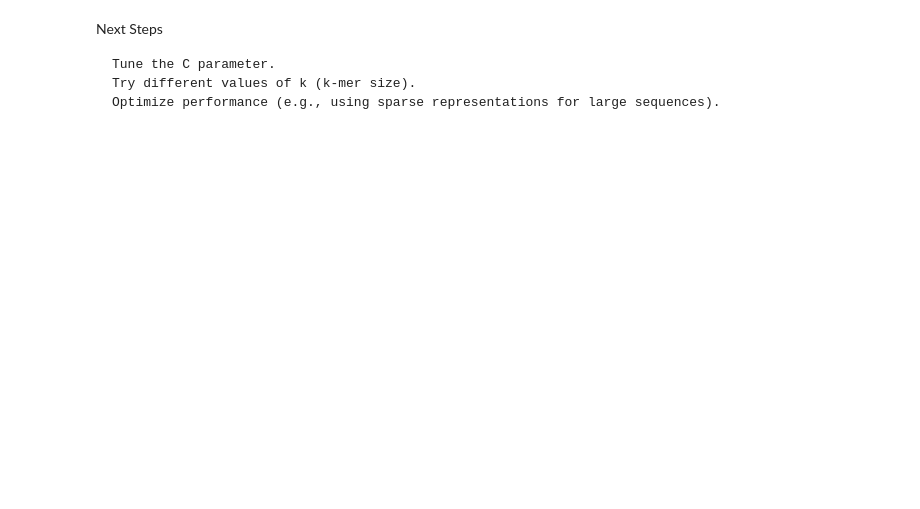
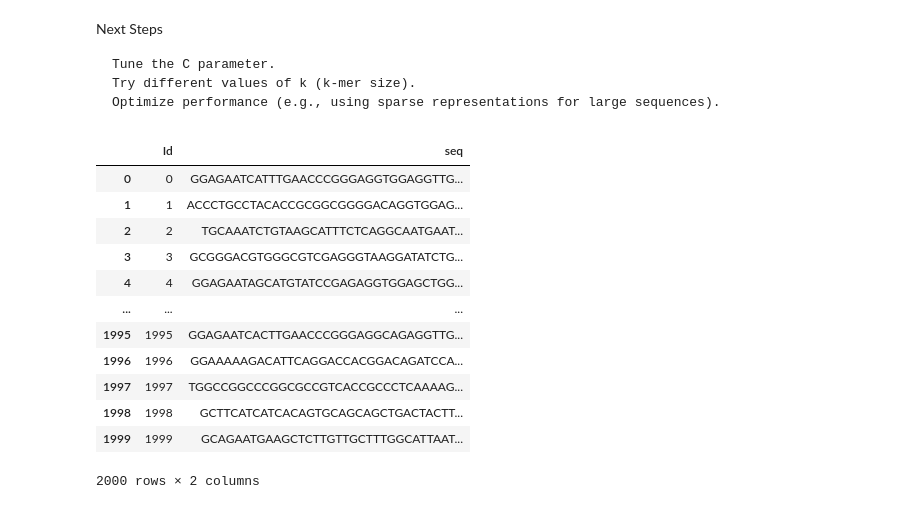
Before and after one commit to FEIPNG/kernel_data_challenge, a Jupyter notebook: cecile.ipynb, the cells around one changed output. Cells and saved outputs as stored; diff of their text form; code cells hidden in the pictures; blank space fills up the shorter version.

```diff
--- a/cecile.ipynb
+++ b/cecile.ipynb
@@ -99,0 +251,18 @@ Next Steps
+# %%
+X = pd.read_csv("./data/Xtr0.csv")
+# %%
+X
+# %% [output]
+|  | Id | seq |
+| 0 | 0 | GGAGAATCATTTGAACCCGGGAGGTGGAGGTTG... |
+| 1 | 1 | ACCCTGCCTACACCGCGGCGGGGACAGGTGGAG... |
+| 2 | 2 | TGCAAATCTGTAAGCATTTCTCAGGCAATGAAT... |
+| 3 | 3 | GCGGGACGTGGGCGTCGAGGGTAAGGATATCTG... |
+| 4 | 4 | GGAGAATAGCATGTATCCGAGAGGTGGAGCTGG... |
+| ... | ... | ... |
+| 1995 | 1995 | GGAGAATCACTTGAACCCGGGAGGCAGAGGTTG... |
+| 1996 | 1996 | GGAAAAAGACATTCAGGACCACGGACAGATCCA... |
+| 1997 | 1997 | TGGCCGGCCCGGCGCCGTCACCGCCCTCAAAAG... |
+| 1998 | 1998 | GCTTCATCATCACAGTGCAGCAGCTGACTACTT... |
+| 1999 | 1999 | GCAGAATGAAGCTCTTGTTGCTTTGGCATTAAT... |
+2000 rows × 2 columns
```
Also changed, not shown: parts of 6 cells of this notebook.
